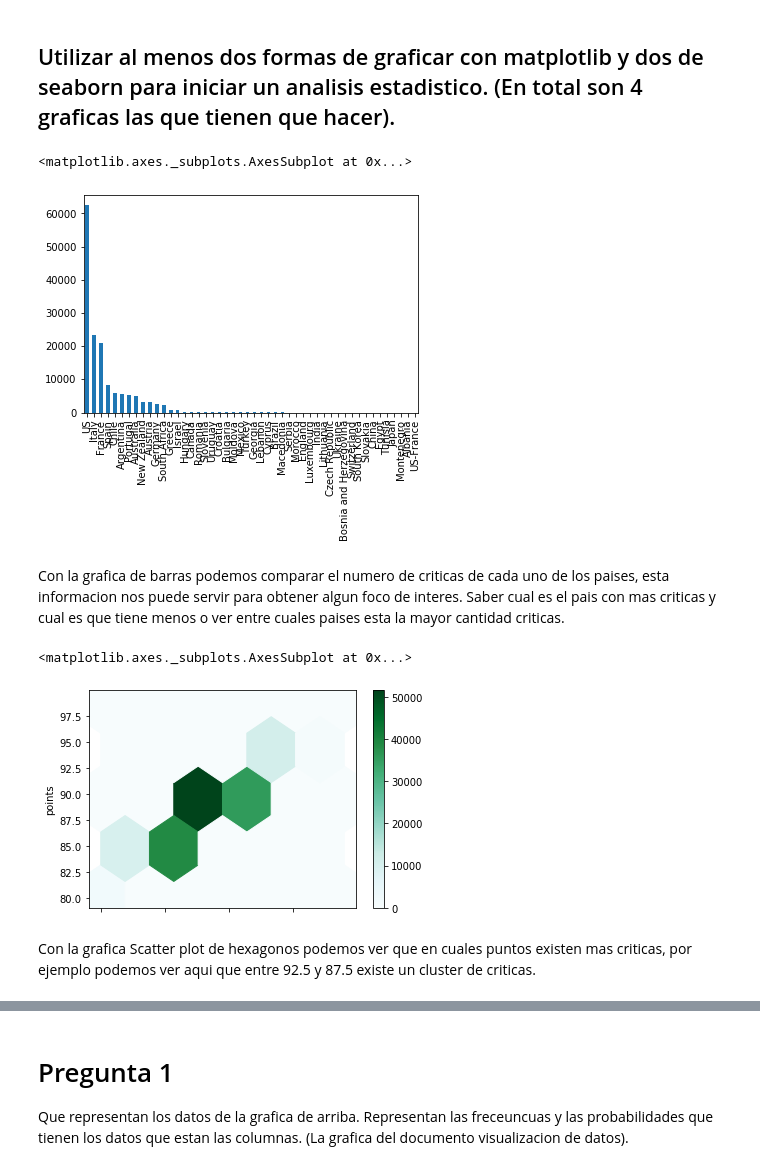
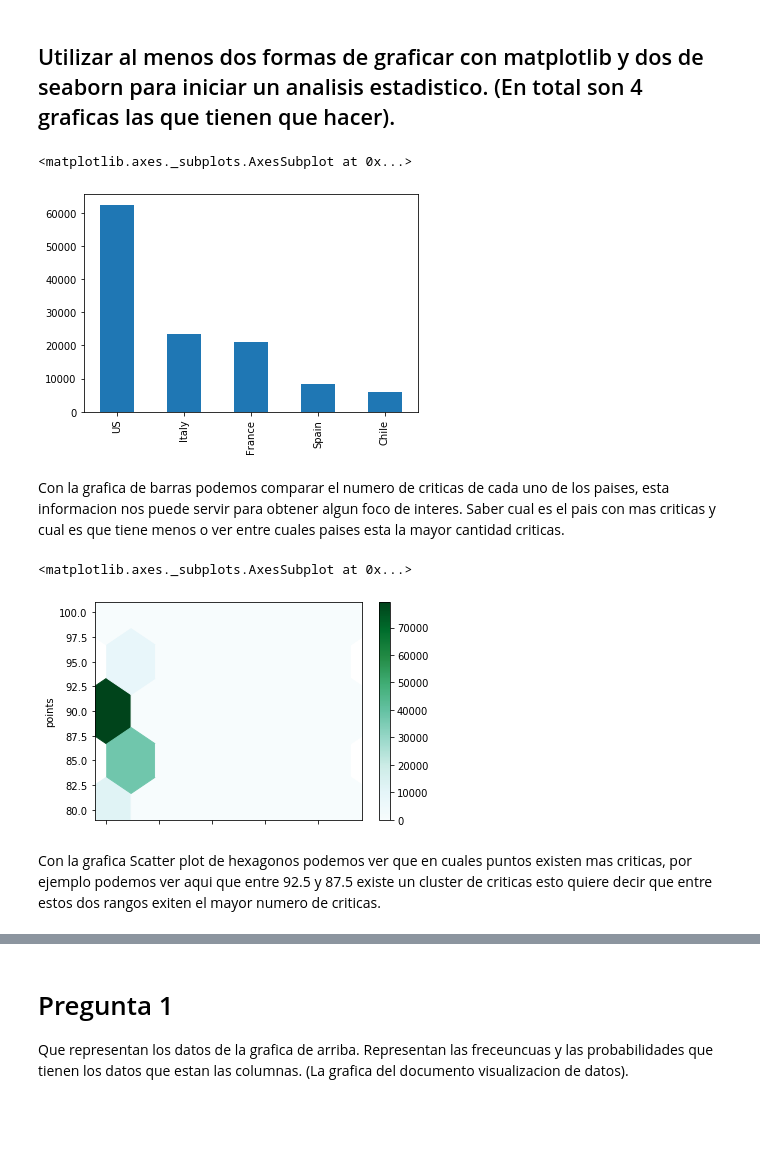
Before and after one commit to carlmuva/MINERIA-DE-DATOS, a Jupyter notebook: Practica2/Practica2.ipynb, the cells around one changed output, grey strips where cells are left out. Drawn from its saved outputs; the diff is of its cells as text; code cells hidden in the pictures; blank space fills up the shorter version.

```diff
--- a/Practica2/Practica2.ipynb
+++ b/Practica2/Practica2.ipynb
@@ -101,17 +106,17 @@ Con el describe podemos obtener un monitor de infomracion util como la media, de
 # %% [markdown]
 ## Utilizar al menos dos formas de graficar con matplotlib y dos de seaborn para iniciar un analisis estadistico. (En total son 4 graficas las que tienen que hacer).
 # %%
-bdvinos['country'].value_counts().head(54).plot.bar()
+bdvinos['country'].value_counts().head().plot.bar()
 # %% [output]
 <matplotlib.axes._subplots.AxesSubplot at 0x...>
-[figure, old version]
+[figure, new version]
 # %% [markdown]
 Con la grafica de barras podemos comparar el numero de criticas de cada uno de los paises, esta informacion nos puede servir para obtener algun foco de interes. Saber cual es el pais con mas criticas y cual es que tiene menos o ver entre cuales paises esta la mayor cantidad criticas.
 # %%
-bdvinos[bdvinos['points'] < 100].plot.hexbin(x='points', y='points', gridsize=5)
+bdvinos[bdvinos['price'] > 0].plot.hexbin(x='price', y='points', gridsize=5)
 # %% [output]
 <matplotlib.axes._subplots.AxesSubplot at 0x...>
-[figure, old version]
+[figure, new version]
 # %% [markdown]
-Con la grafica Scatter plot de hexagonos podemos ver que en cuales puntos existen mas criticas, por ejemplo podemos ver aqui que entre 92.5 y 87.5 existe un cluster de criticas.
+Con la grafica Scatter plot de hexagonos podemos ver que en cuales puntos existen mas criticas, por ejemplo podemos ver aqui que entre 92.5 y 87.5 existe un cluster de criticas esto quiere decir que entre estos dos rangos exiten el mayor numero de criticas.
 # %%
```
Also changed, not shown: parts of 5 cells of this notebook.
